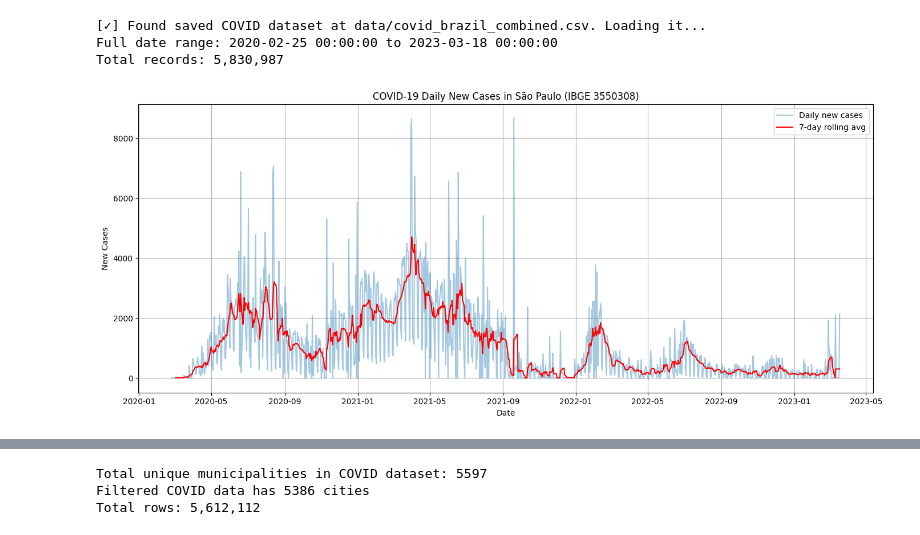
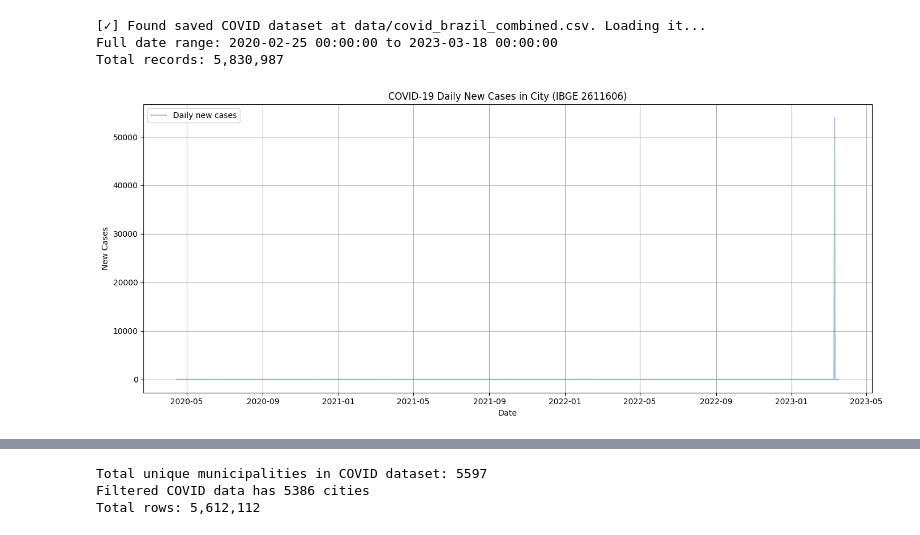
Before and after one commit to Youssef-Malek2004/GNNs-Covid-Mobility, a Jupyter notebook: Visualizing-New-Dataset.ipynb, the cells around one changed output, grey strips where cells are left out. Cells and saved outputs as stored; diff of their text form; code cells hidden in the pictures.

```diff
--- a/Visualizing-New-Dataset.ipynb
+++ b/Visualizing-New-Dataset.ipynb
@@ -107,21 +107,21 @@ Total records: 5,830,987
 # %%
 import matplotlib.pyplot as plt
 
 # Filter data for São Paulo
-sao_paulo_df = covid_df[covid_df['ibgeID'] == 3550308]
+city = covid_df[covid_df['ibgeID'] == 3300936]
 
 # Plotting new cases over time
 plt.figure(figsize=(14, 6))
-plt.plot(sao_paulo_df['date'], sao_paulo_df['newCases'], label='Daily new cases', alpha=0.4)
-plt.plot(sao_paulo_df['date'], sao_paulo_df['newCases'].rolling(window=7).mean(), label='7-day rolling avg', color='red')
+plt.plot(city['date'], city['newCases'], label='Daily new cases', alpha=0.4)
+# plt.plot(city['date'], city['newCases'].rolling(window=7).mean(), label='7-day rolling avg', color='red')
 
 # Labels and legend
-plt.title("COVID-19 Daily New Cases in São Paulo (IBGE 3550308)")
+plt.title("COVID-19 Daily New Cases in City (IBGE 2611606)")
 plt.xlabel("Date")
 plt.ylabel("New Cases")
 plt.legend()
 plt.grid(True)
 plt.tight_layout()
 plt.show()
 # %% [output]
-[figure, old version]
+[figure, new version]
```
Also changed, not shown: parts of 2 cells of this notebook, 12 other files.
